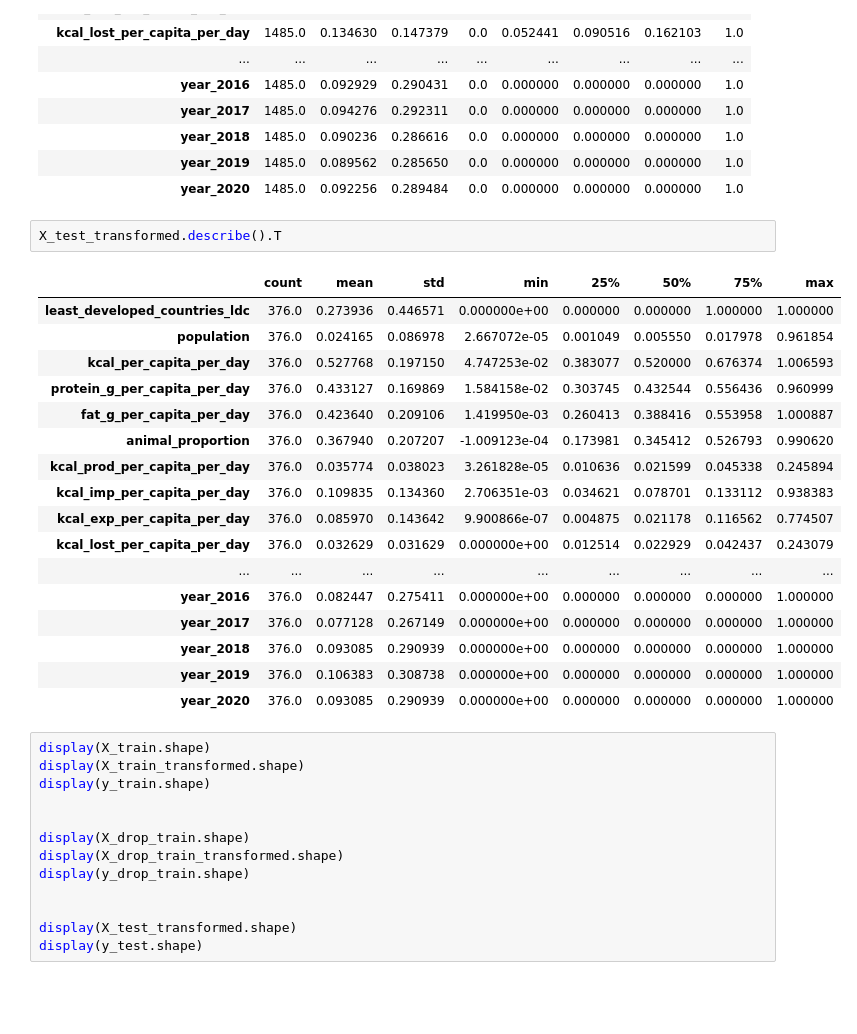
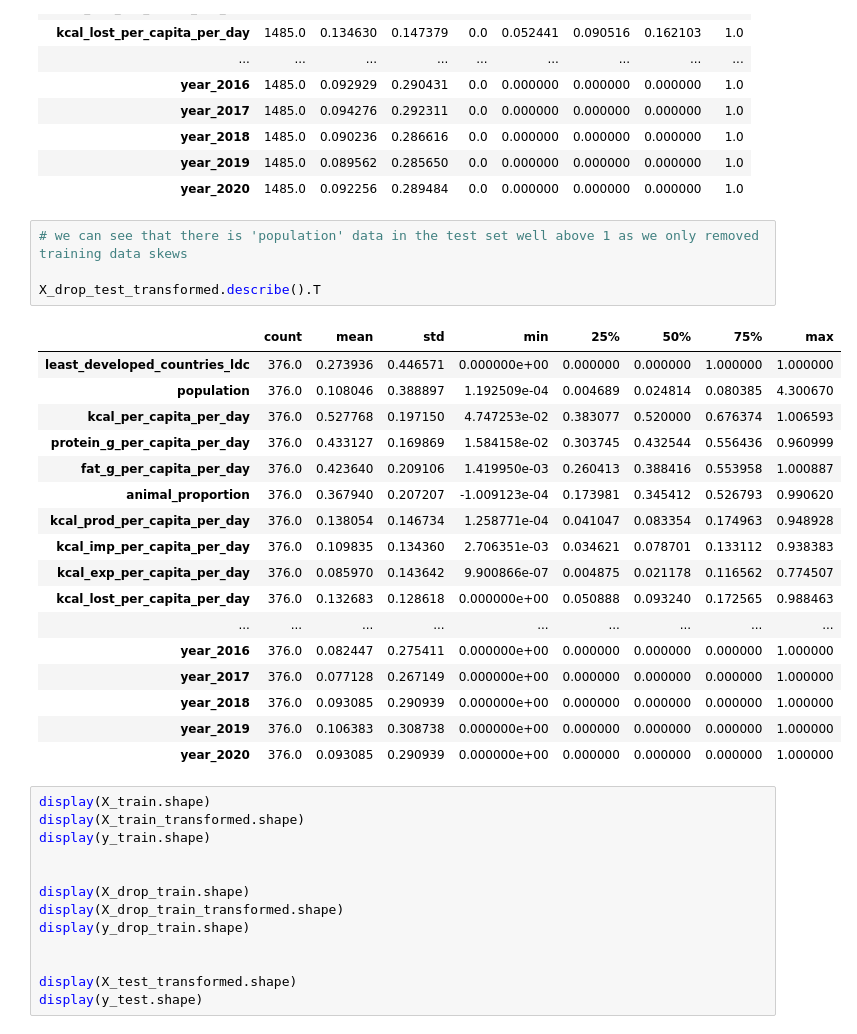
Before and after one commit to AGordon777/final-project, a Jupyter notebook: model.ipynb, the cells around one changed output. Saved outputs shown, nothing was run; the diff lists cells and outputs as text; blank space fills up the shorter version.

```diff
--- a/model.ipynb
+++ b/model.ipynb
@@ -715,19 +744,21 @@ X_drop_train_transformed.describe().T
 | year_2019 | 1485.0 | 0.089562 | 0.285650 | 0.0 | 0.000000 | 0.000000 | 0.000000 | 1.0 |
 | year_2020 | 1485.0 | 0.092256 | 0.289484 | 0.0 | 0.000000 | 0.000000 | 0.000000 | 1.0 |
 # %%
-X_test_transformed.describe().T
+# we can see that there is 'population' data in the test set well above 1 as we only removed training data skews
+
+X_drop_test_transformed.describe().T
 # %% [output]
 |  | count | mean | std | min | 25% | 50% | 75% | max |
 | least_developed_countries_ldc | 376.0 | 0.273936 | 0.446571 | 0.000000e+00 | 0.000000 | 0.000000 | 1.000000 | 1.000000 |
-| population | 376.0 | 0.024165 | 0.086978 | 2.667072e-05 | 0.001049 | 0.005550 | 0.017978 | 0.961854 |
+| population | 376.0 | 0.108046 | 0.388897 | 1.192509e-04 | 0.004689 | 0.024814 | 0.080385 | 4.300670 |
 | kcal_per_capita_per_day | 376.0 | 0.527768 | 0.197150 | 4.747253e-02 | 0.383077 | 0.520000 | 0.676374 | 1.006593 |
 | protein_g_per_capita_per_day | 376.0 | 0.433127 | 0.169869 | 1.584158e-02 | 0.303745 | 0.432544 | 0.556436 | 0.960999 |
 | fat_g_per_capita_per_day | 376.0 | 0.423640 | 0.209106 | 1.419950e-03 | 0.260413 | 0.388416 | 0.553958 | 1.000887 |
 | animal_proportion | 376.0 | 0.367940 | 0.207207 | -1.009123e-04 | 0.173981 | 0.345412 | 0.526793 | 0.990620 |
-| kcal_prod_per_capita_per_day | 376.0 | 0.035774 | 0.038023 | 3.261828e-05 | 0.010636 | 0.021599 | 0.045338 | 0.245894 |
+| kcal_prod_per_capita_per_day | 376.0 | 0.138054 | 0.146734 | 1.258771e-04 | 0.041047 | 0.083354 | 0.174963 | 0.948928 |
 | kcal_imp_per_capita_per_day | 376.0 | 0.109835 | 0.134360 | 2.706351e-03 | 0.034621 | 0.078701 | 0.133112 | 0.938383 |
 | kcal_exp_per_capita_per_day | 376.0 | 0.085970 | 0.143642 | 9.900866e-07 | 0.004875 | 0.021178 | 0.116562 | 0.774507 |
-| kcal_lost_per_capita_per_day | 376.0 | 0.032629 | 0.031629 | 0.000000e+00 | 0.012514 | 0.022929 | 0.042437 | 0.243079 |
+| kcal_lost_per_capita_per_day | 376.0 | 0.132683 | 0.128618 | 0.000000e+00 | 0.050888 | 0.093240 | 0.172565 | 0.988463 |
 | ... | ... | ... | ... | ... | ... | ... | ... | ... |
 | year_2016 | 376.0 | 0.082447 | 0.275411 | 0.000000e+00 | 0.000000 | 0.000000 | 0.000000 | 1.000000 |
 | year_2017 | 376.0 | 0.077128 | 0.267149 | 0.000000e+00 | 0.000000 | 0.000000 | 0.000000 | 1.000000 |
```
Also changed, not shown: parts of 49 cells of this notebook, 3 other files.
